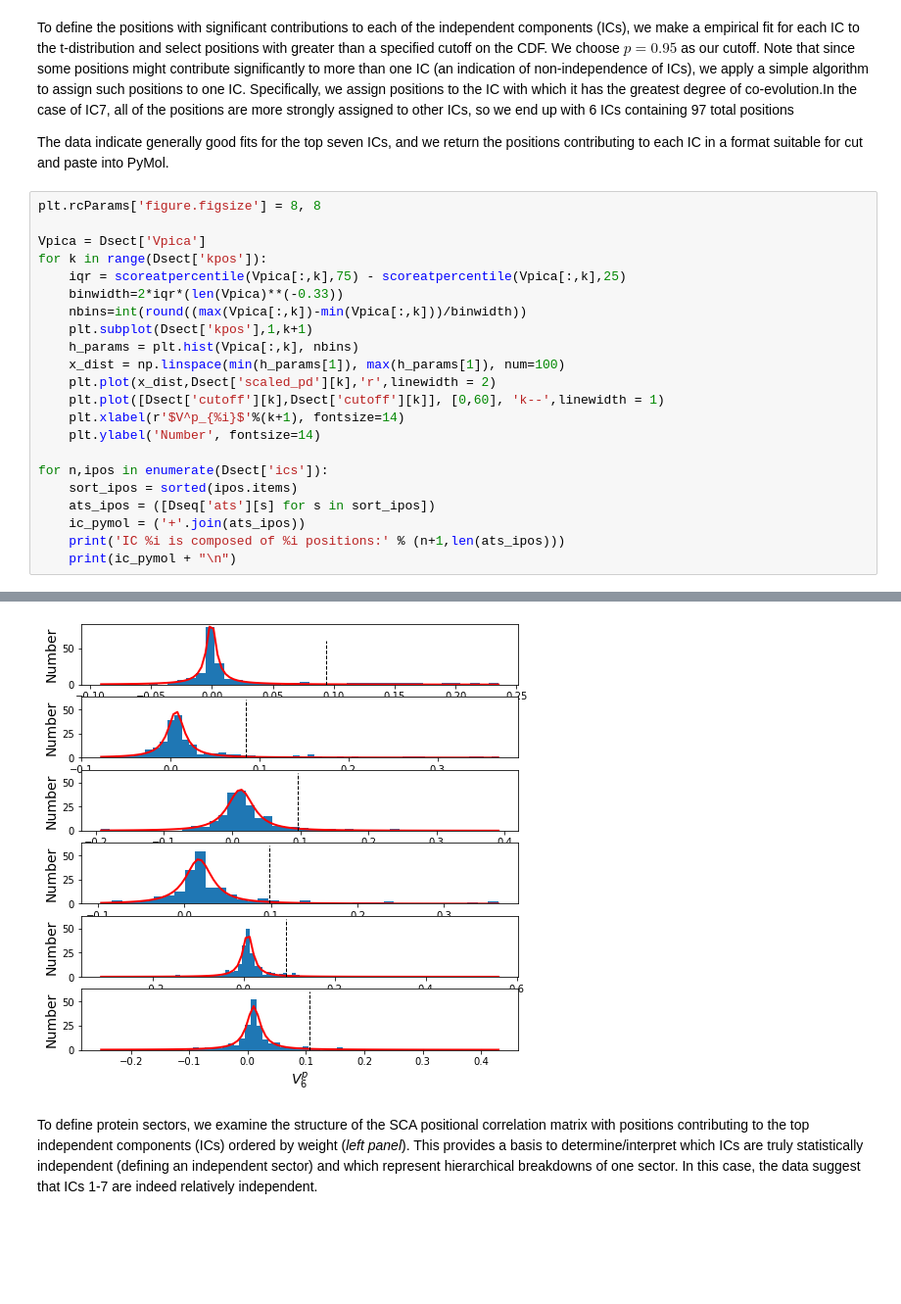
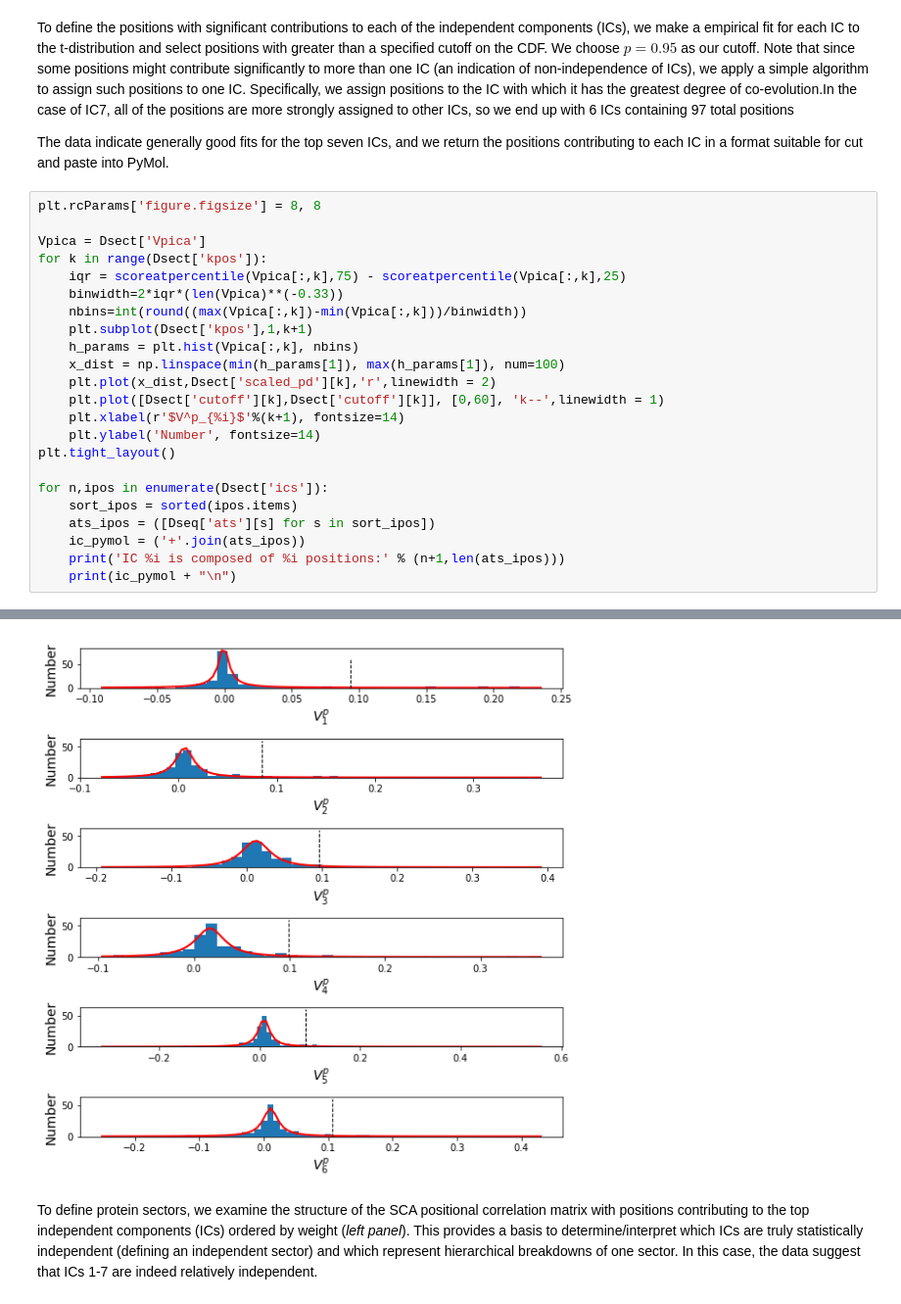
Before and after one commit to ranganathanlab/pySCA, a Jupyter notebook: notebooks/SCA_S1A.ipynb, the cells around one changed output, grey strips where cells are left out. Shown at 98% size. Saved outputs shown, nothing was run; the diff lists cells and outputs as text; blank space fills up the shorter version.

```diff
--- a/notebooks/SCA_S1A.ipynb
+++ b/notebooks/SCA_S1A.ipynb
@@ -322,34 +317,35 @@ for k in range(Dsect['kpos']):
     x_dist = np.linspace(min(h_params[1]), max(h_params[1]), num=100)
     plt.plot(x_dist,Dsect['scaled_pd'][k],'r',linewidth = 2)
     plt.plot([Dsect['cutoff'][k],Dsect['cutoff'][k]], [0,60], 'k--',linewidth = 1)
     plt.xlabel(r'$V^p_{%i}$'%(k+1), fontsize=14)
     plt.ylabel('Number', fontsize=14)
+plt.tight_layout()
 
 for n,ipos in enumerate(Dsect['ics']):
     sort_ipos = sorted(ipos.items)
     ats_ipos = ([Dseq['ats'][s] for s in sort_ipos])
     ic_pymol = ('+'.join(ats_ipos))
     print('IC %i is composed of %i positions:' % (n+1,len(ats_ipos)))
     print(ic_pymol + "\n")
 # %% [output]
 IC 1 is composed of 32 positions:
 16+19+28+42+43+44+54+55+56+57+58+102+140+141+142+155+168+182+191+193+194+195+196+197+198+199+211+214+220+225+237+238
 
 IC 2 is composed of 19 positions:
 29+138+160+161+172+176+177+180+183+184+189+192+213+215+216+221+226+227+228
 
 IC 3 is composed of 14 positions:
 26+46+52+69+71+81+104+105+108+118+123+124+136+201
 
 IC 4 is composed of 11 positions:
 17+27+30+31+32+40+45+51+139+152+156
 
 IC 5 is composed of 7 positions:
 85+89+91+92+94+95+231
 
 IC 6 is composed of 6 positions:
 47+53+101+103+229+234
-[figure, old version]
+[figure, new version]
 # %% [markdown]
 To define protein sectors, we examine the structure of the SCA positional correlation matrix with positions contributing to the top  independent components (ICs) ordered by weight (*left panel*).  This provides a basis to determine/interpret which ICs are truly statistically independent (defining an independent sector) and which represent hierarchical breakdowns of one sector. In this case, the data suggest that ICs 1-7 are indeed relatively independent.
 # %%
```
Also changed, not shown: parts of 4 cells of this notebook, 34 other files.
